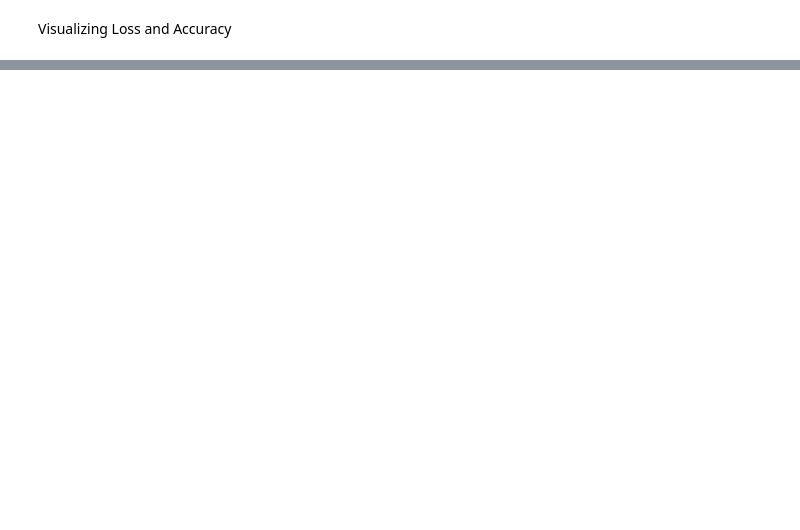
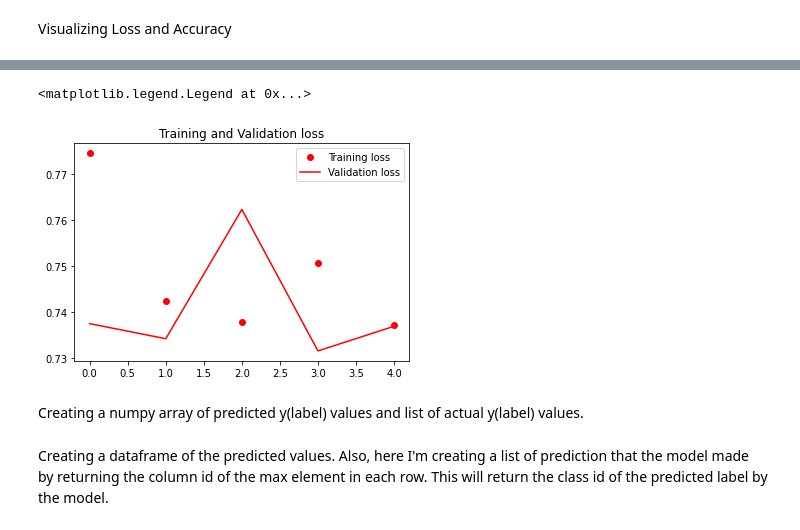
Before and after one commit to EricCallaway/COSC_5313_CNN_model_HW-5, a Jupyter notebook: CNN_model_HW_5.ipynb, the cells around one changed output, grey strips where cells are left out. Drawn from its saved outputs; the diff is of its cells as text; code cells hidden in the pictures; blank space fills up the shorter version.

```diff
--- a/CNN_model_HW_5.ipynb
+++ b/CNN_model_HW_5.ipynb
@@ -276,0 +293,10 @@ plt.show()
+# %%
+plt.plot(epochs, loss, 'ro', label='Training loss')
+plt.plot(epochs, val_loss, 'r', label='Validation loss')
+plt.title('Training and Validation loss')
+plt.legend()
+# %% [output]
+<matplotlib.legend.Legend at 0x...>
+[figure, added]
+# %% [markdown]
+Creating a numpy array of predicted y(label) values and list of actual y(label) values.
@@ -276,0 +306,2 @@ plt.show()
+# %% [markdown]
+Creating a dataframe of the predicted values. Also, here I'm creating a list of prediction that the model made by returning the column id of the max element in each row. This will return the class id of the predicted label by the model.
```
Also changed, not shown: parts of 18 cells of this notebook.
